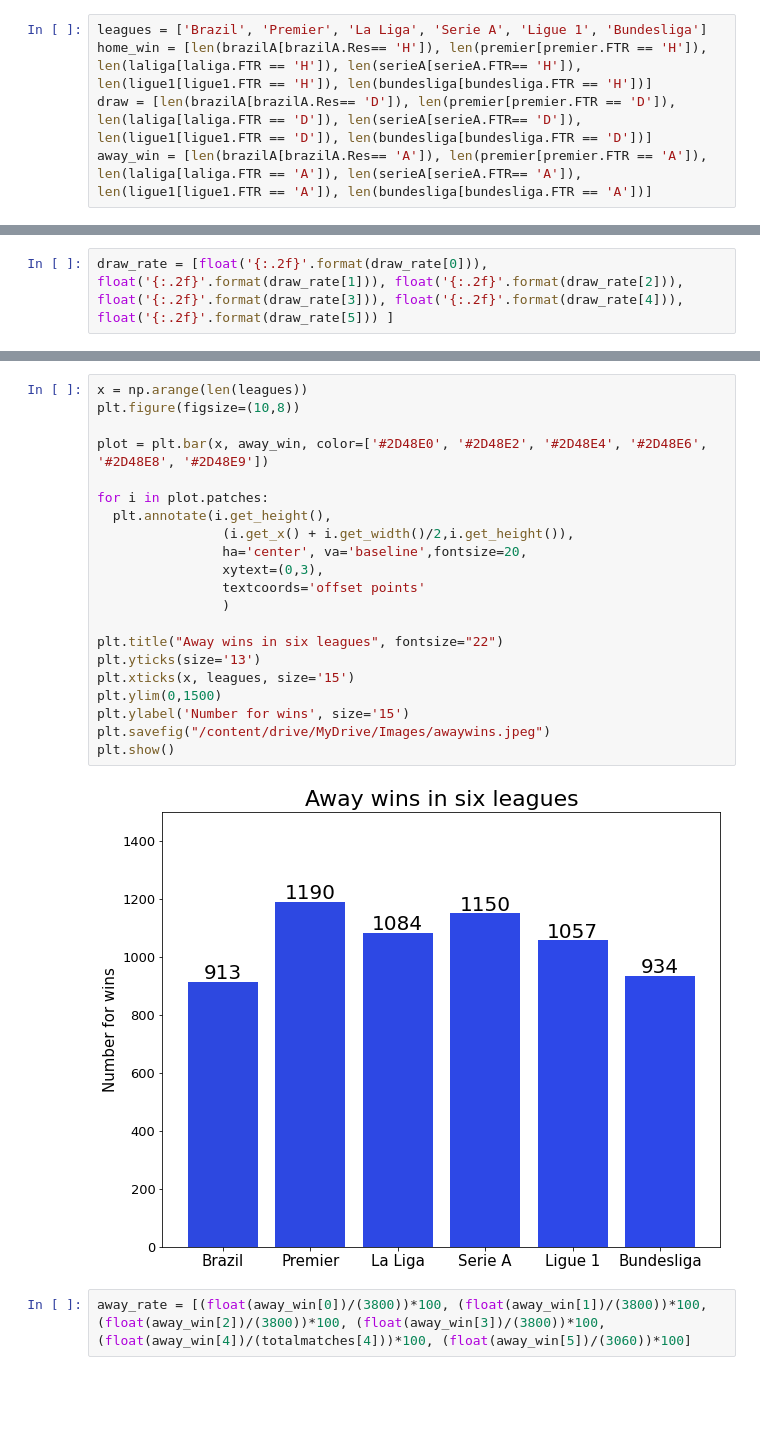
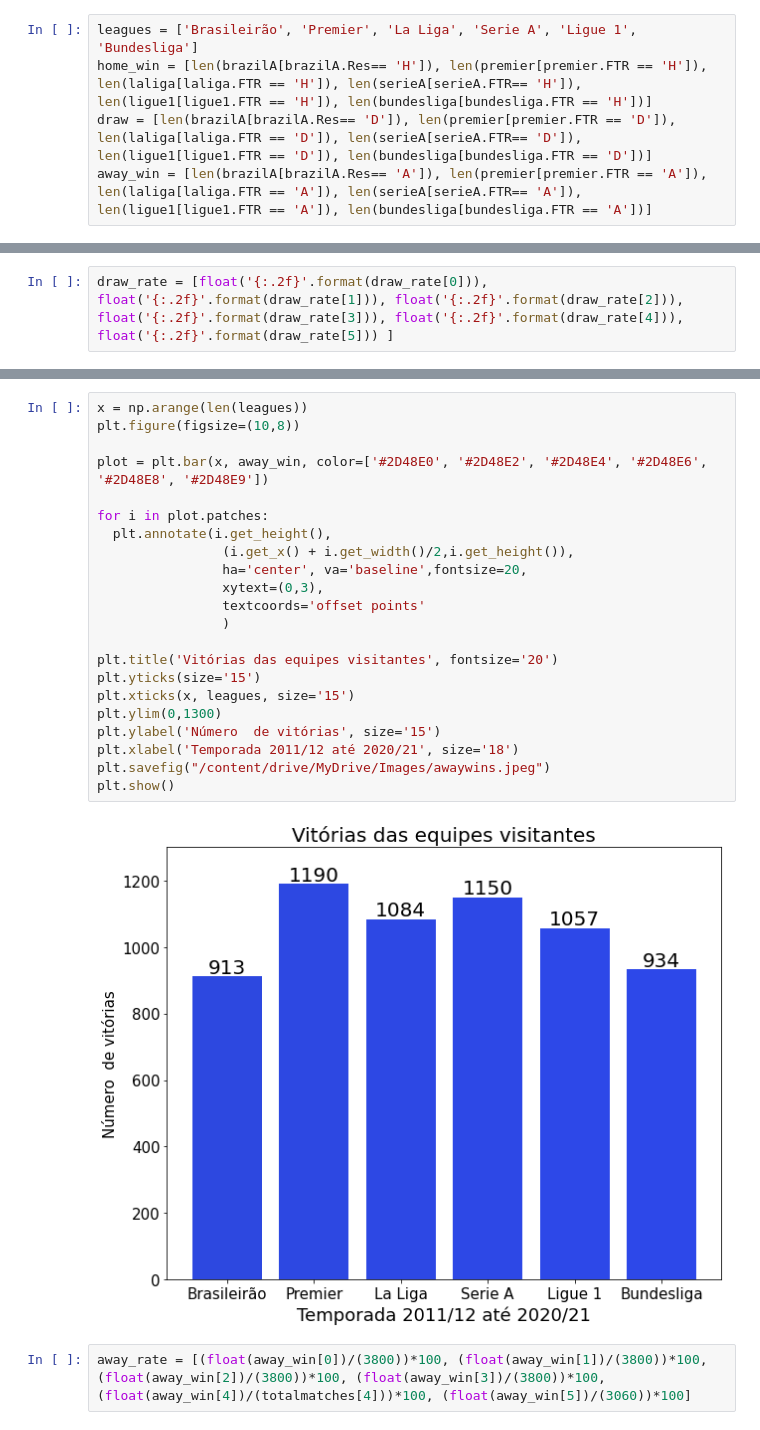
Before and after one commit to cientistadados93/SoccerStudies, a Jupyter notebook: SoccerStudyOne.ipynb, the cells around one changed output, grey strips where cells are left out. Drawn from its saved outputs; the diff is of its cells as text; blank space fills up the shorter version.

```diff
--- a/SoccerStudyOne.ipynb
+++ b/SoccerStudyOne.ipynb
@@ -12,7 +12,7 @@ serieA = pd.read_csv('/content/drive/MyDrive/CSV/serieA.csv')
 ligue1 = pd.read_csv('/content/drive/MyDrive/CSV/ligue1.csv')
 bundesliga = pd.read_csv('/content/drive/MyDrive/CSV/bundesliga.csv')
 # %%
-leagues = ['Brazil', 'Premier', 'La Liga', 'Serie A', 'Ligue 1', 'Bundesliga']
+leagues = ['Brasileirão', 'Premier', 'La Liga', 'Serie A', 'Ligue 1', 'Bundesliga']
 home_win = [len(brazilA[brazilA.Res== 'H']), len(premier[premier.FTR == 'H']), len(laliga[laliga.FTR == 'H']), len(serieA[serieA.FTR== 'H']), len(ligue1[ligue1.FTR == 'H']), len(bundesliga[bundesliga.FTR == 'H'])]
 draw = [len(brazilA[brazilA.Res== 'D']), len(premier[premier.FTR == 'D']), len(laliga[laliga.FTR == 'D']), len(serieA[serieA.FTR== 'D']), len(ligue1[ligue1.FTR == 'D']), len(bundesliga[bundesliga.FTR == 'D'])]
 away_win = [len(brazilA[brazilA.Res== 'A']), len(premier[premier.FTR == 'A']), len(laliga[laliga.FTR == 'A']), len(serieA[serieA.FTR== 'A']), len(ligue1[ligue1.FTR == 'A']), len(bundesliga[bundesliga.FTR == 'A'])]
@@ -129,26 +129,27 @@ plt.show()
 # %%
 x = np.arange(len(leagues))
 plt.figure(figsize=(10,8))
 
 plot = plt.bar(x, away_win, color=['#2D48E0', '#2D48E2', '#2D48E4', '#2D48E6', '#2D48E8', '#2D48E9'])
 
 for i in plot.patches:
   plt.annotate(i.get_height(),
                 (i.get_x() + i.get_width()/2,i.get_height()),
                 ha='center', va='baseline',fontsize=20,
                 xytext=(0,3),
                 textcoords='offset points'
                 )
 
-plt.title("Away wins in six leagues", fontsize="22")
-plt.yticks(size='13')
+plt.title('Vitórias das equipes visitantes', fontsize='20')
+plt.yticks(size='15')
 plt.xticks(x, leagues, size='15')
-plt.ylim(0,1500)
-plt.ylabel('Number for wins', size='15')
+plt.ylim(0,1300)
+plt.ylabel('Número  de vitórias', size='15')
+plt.xlabel('Temporada 2011/12 até 2020/21', size='18')
 plt.savefig("/content/drive/MyDrive/Images/awaywins.jpeg")
 plt.show()
 # %% [output]
-[figure, old version]
+[figure, new version]
 # %%
 away_rate = [(float(away_win[0])/(3800))*100, (float(away_win[1])/(3800))*100, (float(away_win[2])/(3800))*100, (float(away_win[3])/(3800))*100, (float(away_win[4])/(totalmatches[4]))*100, (float(away_win[5])/(3060))*100]
 # %%
```
Also changed, not shown: parts of 6 cells of this notebook.
